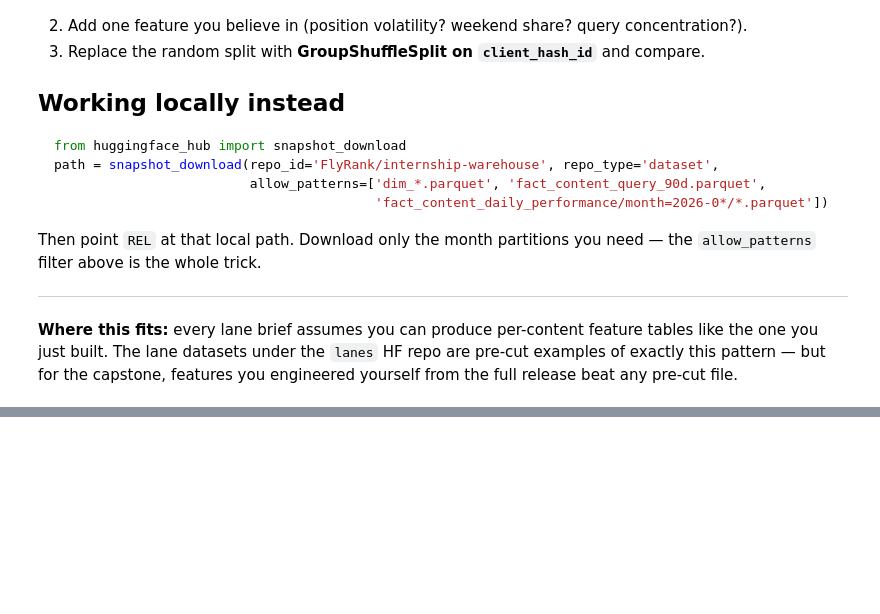
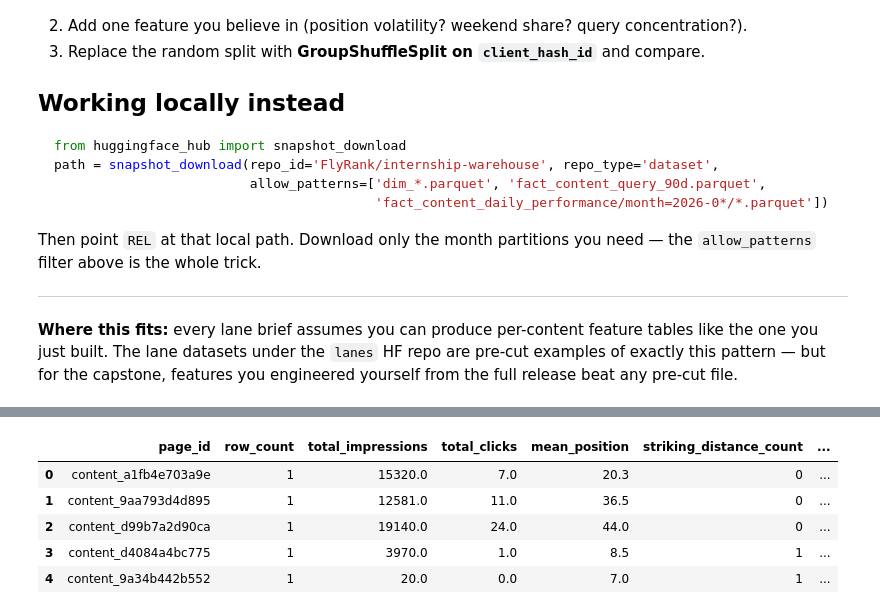
Before and after one commit to kabin-ux/fly-rank-ml-internship-starter, a Jupyter notebook: notebooks/03_working_with_the_full_release.ipynb, the cells around one changed output, grey strips where cells are left out. Saved outputs shown, nothing was run; the diff lists cells and outputs as text; code cells hidden in the pictures; blank space fills up the shorter version.

```diff
--- a/notebooks/03_working_with_the_full_release.ipynb
+++ b/notebooks/03_working_with_the_full_release.ipynb
@@ -183,0 +256,84 @@ release beat any pre-cut file.
+# %%
+import os
+import duckdb
+import pandas as pd
+
+# 1. Initialize DuckDB connection
+con = duckdb.connect(database=":memory:")
+os.makedirs("work", exist_ok=True)
+
+# 2. Verify dataset source
+parquet_path = "data/raw/full_release/*.parquet"
+csv_path = "data/raw/content_refresh_anonymized.csv"
+
+if os.path.exists("data/raw/full_release") and len(os.listdir("data/raw/full_release")) > 0:
+    data_source = f"'{parquet_path}'"
+    print("Source: Full Parquet Warehouse")
+elif os.path.exists(csv_path):
+    data_source = f"'{csv_path}'"
+    print(f"Source: Local CSV dataset ({csv_path})")
+else:
+    raise FileNotFoundError("Data file not found in data/raw/")
+
+# 3. Detect column names dynamically
+columns = [c[0] for c in con.execute(f"DESCRIBE SELECT * FROM {data_source}").fetchall()]
+
+# Identify ID column (content_id or url_id)
+id_col = next((c for c in ["content_id", "url_id", "url", "page_id"] if c in columns), columns[0])
+
+# Identify Position column
+pos_col = next((c for c in ["avg_position", "position", "current_position"] if c in columns), None)
+
+# Identify Click/Impression columns
+clicks_col = next((c for c in ["clicks", "clicks_90d"] if c in columns), None)
+impressions_col = next((c for c in ["impressions", "impressions_90d"] if c in columns), None)
+
+print(f"Detected columns -> ID: '{id_col}', Position: '{pos_col}', Clicks: '{clicks_col}', Impressions: '{impressions_col}'")
+
+# 4. DuckDB SQL Feature Pipeline
+pos_sql = f"AVG({pos_col})" if pos_col else "0"
+striking_sql = f"COUNT(CASE WHEN {pos_col} BETWEEN 4 AND 10 THEN 1 END)" if pos_col else "0"
+clicks_sql = f"SUM({clicks_col})" if clicks_col else "0"
+impressions_sql = f"SUM({impressions_col})" if impressions_col else "0"
+
+feature_extraction_sql = f"""
+WITH raw_data AS (
+    SELECT * FROM {data_source}
+),
+aggregated AS (
+    SELECT
+        {id_col} AS page_id,
+        COUNT(*) AS row_count,
+        {impressions_sql} AS total_impressions,
+        {clicks_sql} AS total_clicks,
+        {pos_sql} AS mean_position,
+        {striking_sql} AS striking_distance_count,
+        CAST({clicks_sql} AS FLOAT) / NULLIF({impressions_sql}, 0) AS calculated_ctr
+    FROM raw_data
+    GROUP BY {id_col}
+)
+SELECT
+    page_id,
+    row_count,
+    total_impressions,
+    total_clicks,
+    mean_position,
+    striking_distance_count,
+    calculated_ctr,
+    CAST(striking_distance_count AS FLOAT) / NULLIF(row_count, 0) AS striking_distance_ratio
+FROM aggregated;
+"""
+
+print("Executing SQL aggregation over dataset...")
+df_features = con.execute(feature_extraction_sql).fetchdf()
+
+# 5. Save feature matrix to capstone workspace
+output_path = "work/capstone_feature_matrix.parquet"
+df_features.to_parquet(output_path, index=False)
+
+print("✓ Feature pipeline complete!")
+print(f"Engineered matrix shape: {df_features.shape[0]:,} rows × {df_features.shape[1]} columns")
+print(f"Saved processed features to: {output_path}\n")
+
+df_features.head()
+# %% [output]
@@ -183,0 +346,6 @@ release beat any pre-cut file.
+|  | page_id | row_count | total_impressions | total_clicks | mean_position | striking_distance_count | ... |
+| 0 | content_a1fb4e703a9e | 1 | 15320.0 | 7.0 | 20.3 | 0 | ... |
+| 1 | content_9aa793d4d895 | 1 | 12581.0 | 11.0 | 36.5 | 0 | ... |
+| 2 | content_d99b7a2d90ca | 1 | 19140.0 | 24.0 | 44.0 | 0 | ... |
+| 3 | content_d4084a4bc775 | 1 | 3970.0 | 1.0 | 8.5 | 1 | ... |
+| 4 | content_9a34b442b552 | 1 | 20.0 | 0.0 | 7.0 | 1 | ... |
```
Also changed, not shown: parts of 9 cells of this notebook.
